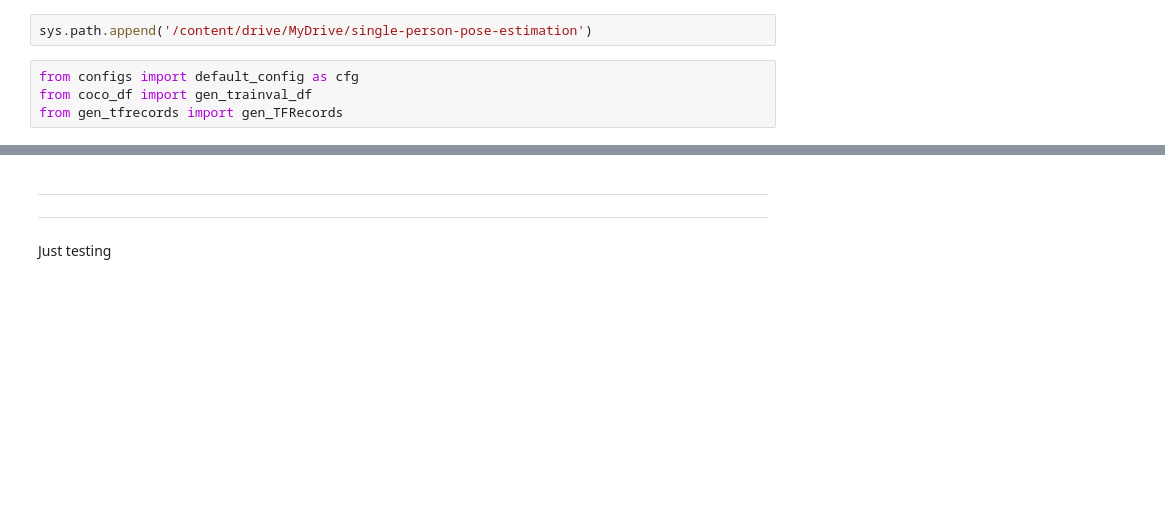
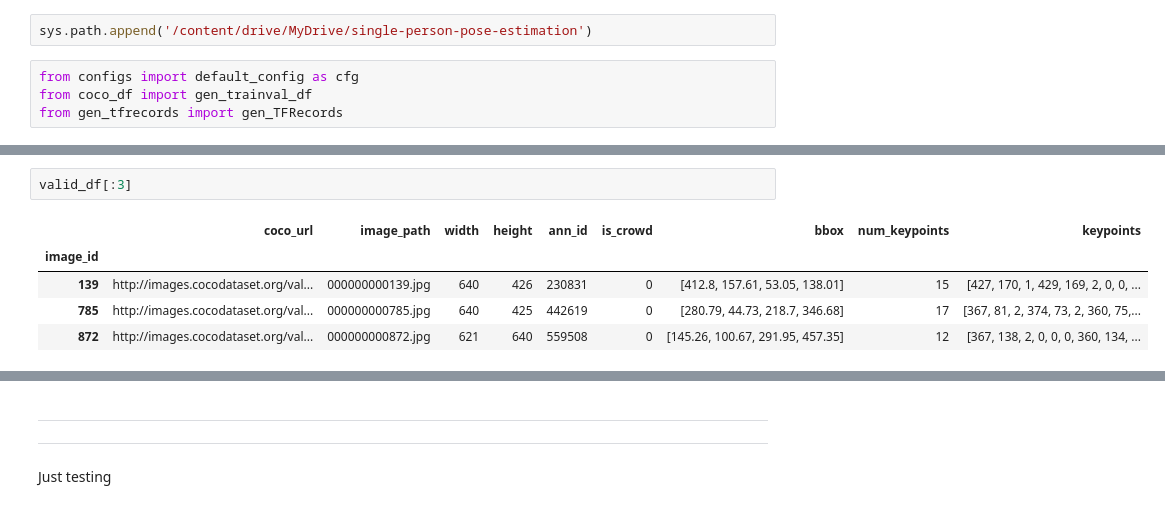
Before and after one commit to MindlessBoid/single-person-pose-estimation, a Jupyter notebook: gen_tfrecords.ipynb, the cells around one changed output, grey strips where cells are left out. Saved outputs shown, nothing was run; the diff lists cells and outputs as text; blank space fills up the shorter version.

```diff
--- a/gen_tfrecords.ipynb
+++ b/gen_tfrecords.ipynb
@@ -45,3 +53,11 @@ Length of valid df: 6352
+# %%
+valid_df[:3]
+# %% [output]
+|  | coco_url | image_path | width | height | ann_id | is_crowd | bbox | num_keypoints | keypoints |
+| image_id |  |  |  |  |  |  |  |  |  |
+| 139 | http://images.cocodataset.org/val... | 000000000139.jpg | 640 | 426 | 230831 | 0 | [412.8, 157.61, 53.05, 138.01] | 15 | [427, 170, 1, 429, 169, 2, 0, 0, ... |
+| 785 | http://images.cocodataset.org/val... | 000000000785.jpg | 640 | 425 | 442619 | 0 | [280.79, 44.73, 218.7, 346.68] | 17 | [367, 81, 2, 374, 73, 2, 360, 75,... |
+| 872 | http://images.cocodataset.org/val... | 000000000872.jpg | 621 | 640 | 559508 | 0 | [145.26, 100.67, 291.95, 457.35] | 12 | [367, 138, 2, 0, 0, 0, 360, 134, ... |
 # %%
 start = time.time()
 gen_TFRecords(train_df, cfg, is_train = True)
```
Also changed, not shown: parts of 6 cells of this notebook, 7 other files.
